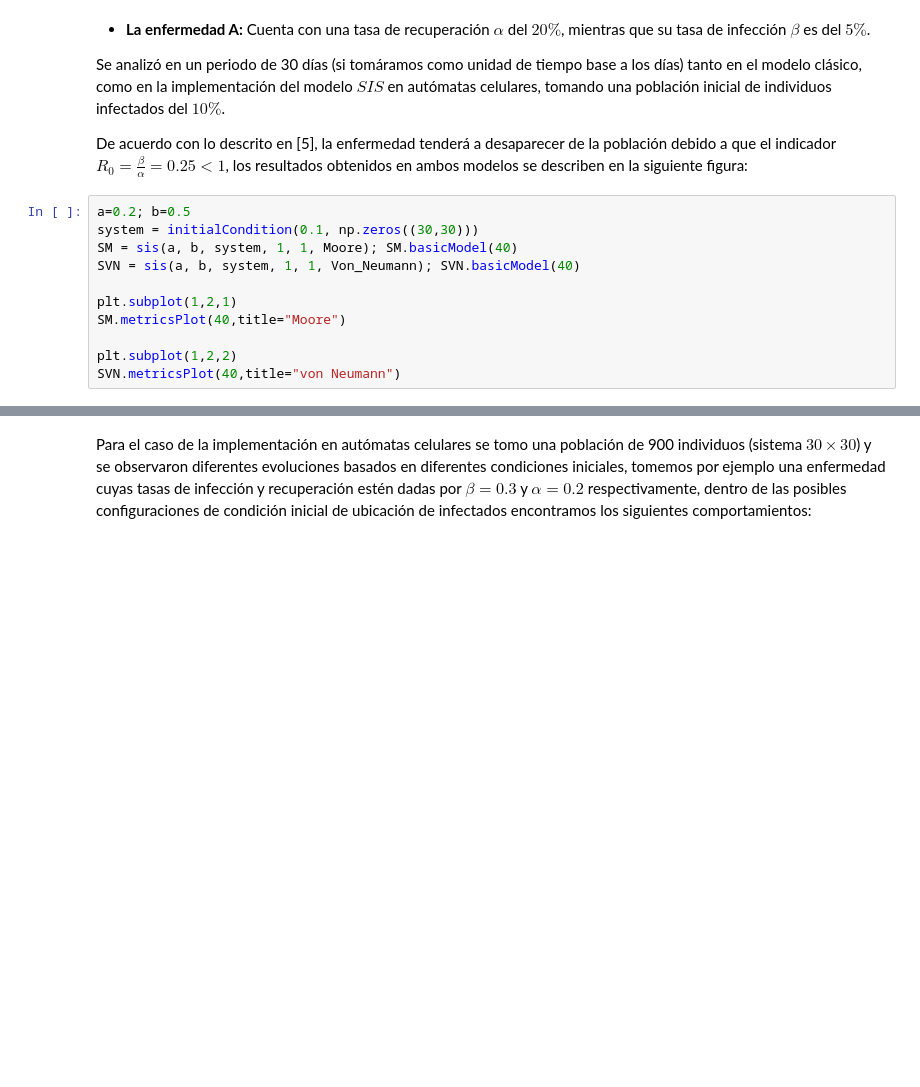
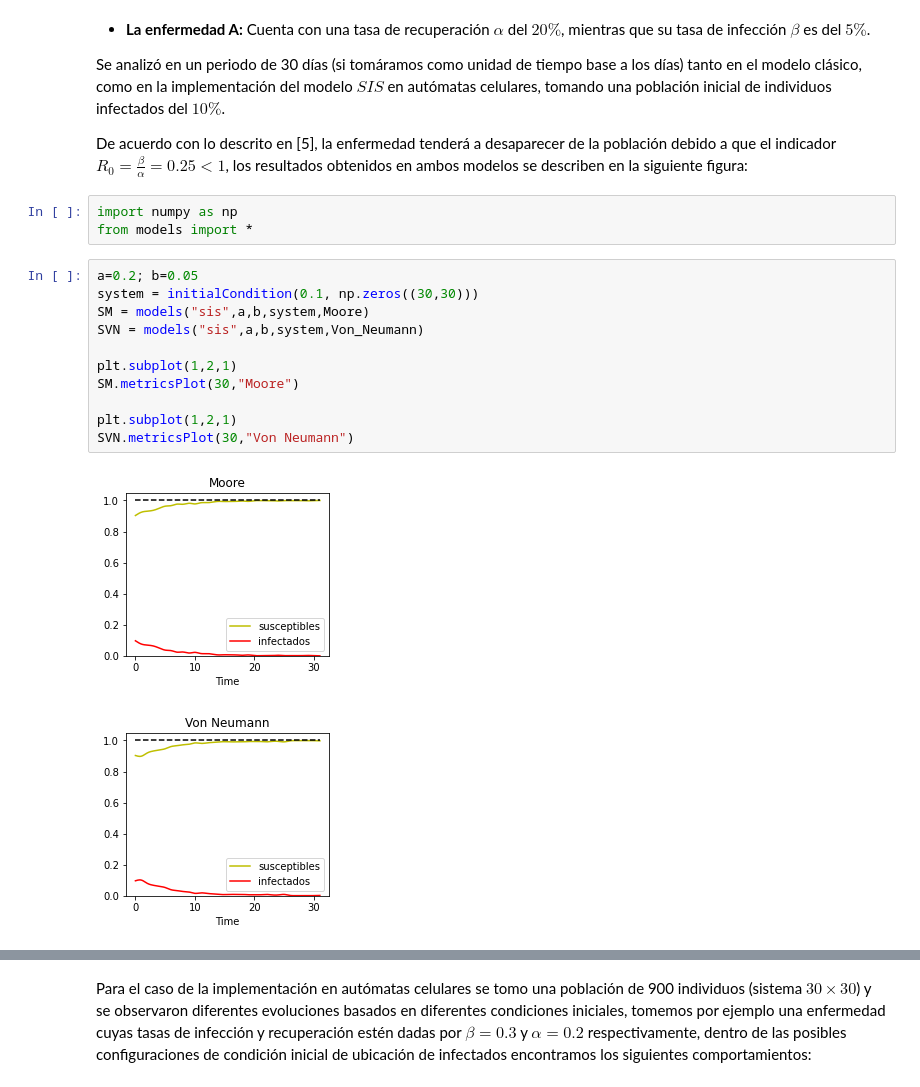
Before and after one commit to Grupo-de-simulacion-con-automatas/CAsimulations-Modelacion-de-dinamicas-topologicas-en-la-propagacion-de-una-enfermedad-usando-CA, a Jupyter notebook: Codigo/Cuaderno actualizado del proyecto CAsimulations.ipynb, the cells around one changed output, grey strips where cells are left out. Saved outputs shown, nothing was run; the diff lists cells and outputs as text; blank space fills up the shorter version.

```diff
--- a/Codigo/Cuaderno actualizado del proyecto CAsimulations.ipynb
+++ b/Codigo/Cuaderno actualizado del proyecto CAsimulations.ipynb
@@ -570,17 +186,23 @@ def initialCondition(initialPercentageInfected,system):
 Se analizó en un periodo de 30 días (si tomáramos como unidad de tiempo base a los días) tanto en el modelo clásico, como en la implementación del modelo $SIS$ en autómatas celulares, tomando una población inicial de individuos infectados del $10\%$.
 
 De acuerdo con lo descrito en [5], la enfermedad tenderá a desaparecer de la población debido a que el indicador $R_0=\frac{\beta}{\alpha}=0.25< 1$, los resultados obtenidos en ambos modelos se describen en la siguiente figura:
+# %%
+import numpy as np
+from models import *
 # %%
-a=0.2; b=0.5
+a=0.2; b=0.05
 system = initialCondition(0.1, np.zeros((30,30)))
-SM = sis(a, b, system, 1, 1, Moore); SM.basicModel(40)
-SVN = sis(a, b, system, 1, 1, Von_Neumann); SVN.basicModel(40)
+SM = models("sis",a,b,system,Moore)
+SVN = models("sis",a,b,system,Von_Neumann)
 
 plt.subplot(1,2,1)
-SM.metricsPlot(40,title="Moore")
+SM.metricsPlot(30,"Moore")
 
-plt.subplot(1,2,2)
-SVN.metricsPlot(40,title="von Neumann")
+plt.subplot(1,2,1)
+SVN.metricsPlot(30,"Von Neumann")
+# %% [output]
+[figure, added]
+[figure, added]
 # %% [markdown]
 ![texto del enlace](https://docs.google.com/drawings/d/e/2PACX-1vQfs6GNzJyFyUJ1dqiWLnbSLHW9exyAKCXkkfCR5MIuZBSm5SmSa7IkaULhd2YvkHzY8Q9Cey32KuFe/pub?w=713&h=526)
 # %% [markdown]
```
Also changed, not shown: parts of 25 cells of this notebook, 8 other files.
